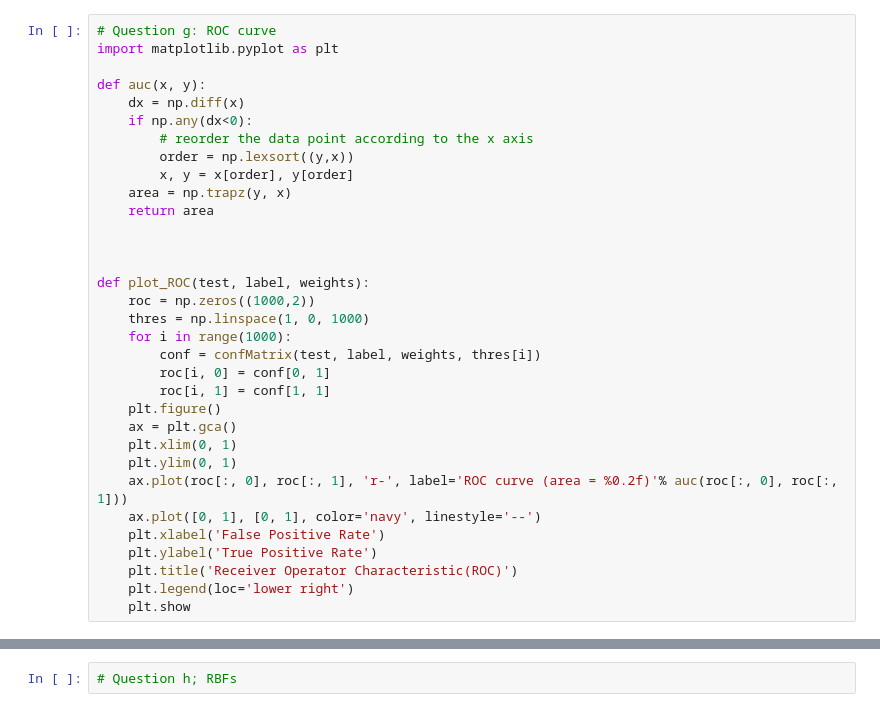
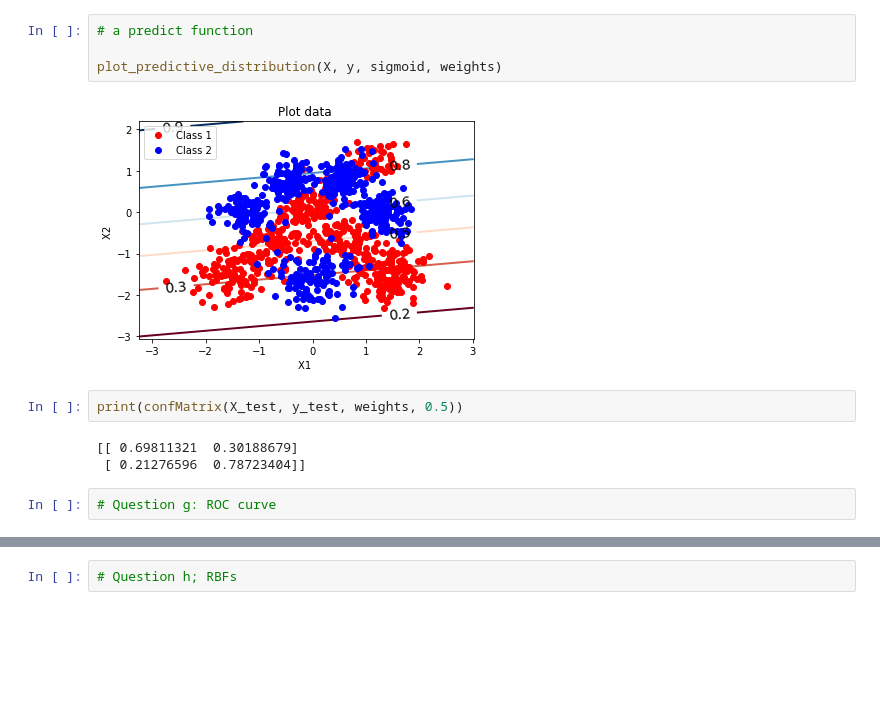
Before and after one commit to wtywty5ty/MLSALT1_CW1, a Jupyter notebook: CW1.ipynb, the cells around one changed output, grey strips where cells are left out. Saved outputs shown, nothing was run; the diff lists cells and outputs as text; blank space fills up the shorter version.

```diff
--- a/CW1.ipynb
+++ b/CW1.ipynb
@@ -113,36 +35,16 @@ print(confMatrix(X_test, y_test, weights, 0.5))
-# %%
-# Question g: ROC curve
-import matplotlib.pyplot as plt
-
-def auc(x, y):
-    dx = np.diff(x)
-    if np.any(dx<0):
-        # reorder the data point according to the x axis
-        order = np.lexsort((y,x))
-        x, y = x[order], y[order]
-    area = np.trapz(y, x)
-    return area
-
-
-
-def plot_ROC(test, label, weights):
-    roc = np.zeros((1000,2))
-    thres = np.linspace(1, 0, 1000)
-    for i in range(1000):
-        conf = confMatrix(test, label, weights, thres[i])
-        roc[i, 0] = conf[0, 1]
-        roc[i, 1] = conf[1, 1]
-    plt.figure()
-    ax = plt.gca()
-    plt.xlim(0, 1)
-    plt.ylim(0, 1)
-    ax.plot(roc[:, 0], roc[:, 1], 'r-', label='ROC curve (area = %0.2f)'% auc(roc[:, 0], roc[:, 1]))
-    ax.plot([0, 1], [0, 1], color='navy', linestyle='--')
-    plt.xlabel('False Positive Rate')
-    plt.ylabel('True Positive Rate')
-    plt.title('Receiver Operator Characteristic(ROC)')
-    plt.legend(loc='lower right')
-    plt.show
+# %%
+# a predict function
+
+plot_predictive_distribution(X, y, sigmoid, weights)
+# %% [output]
+[figure, added]
+# %%
+print(confMatrix(X_test, y_test, weights, 0.5))
+# %% [output]
+[[ 0.69811321  0.30188679]
+ [ 0.21276596  0.78723404]]
+# %%
+# Question g: ROC curve
 # %%
 plot_ROC(X_test, y_test, weights)
 # %% [output]
```
Also changed, not shown: parts of 17 cells of this notebook, 1 other file.
